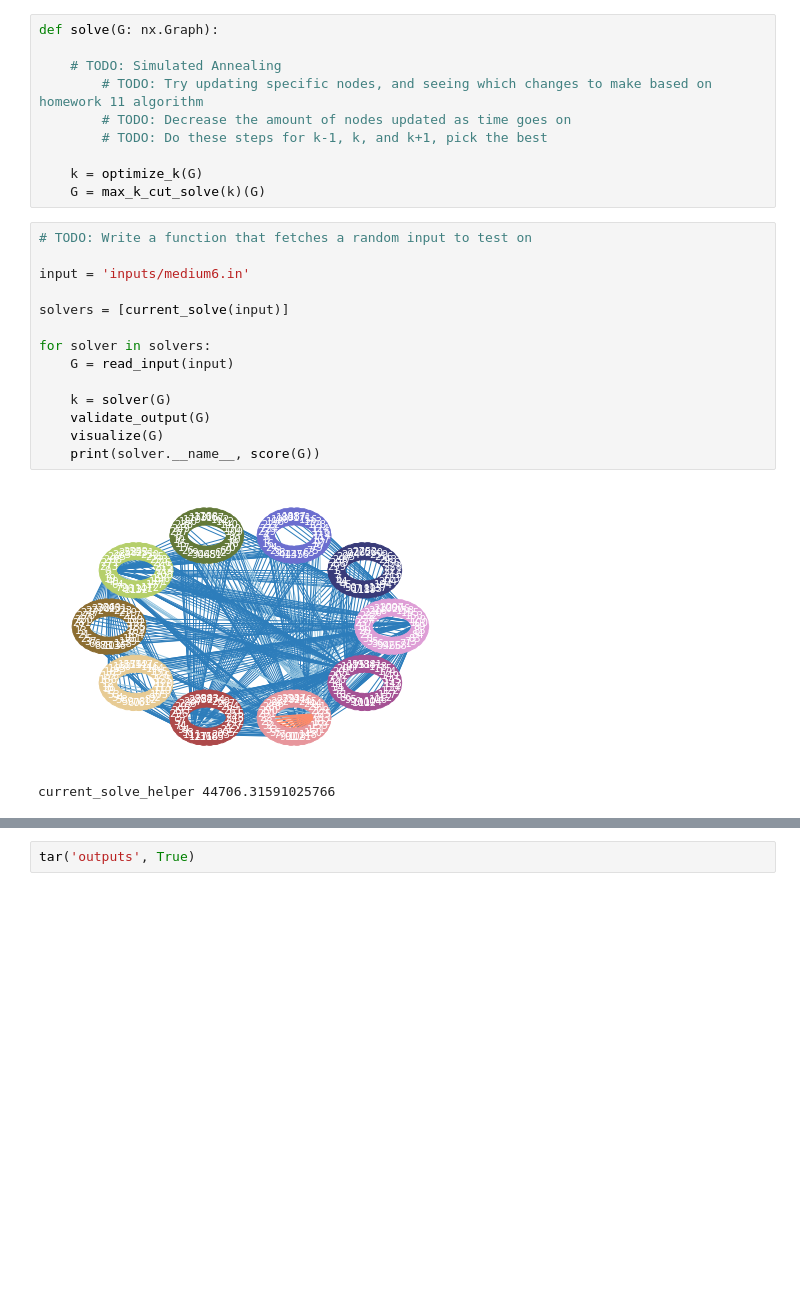
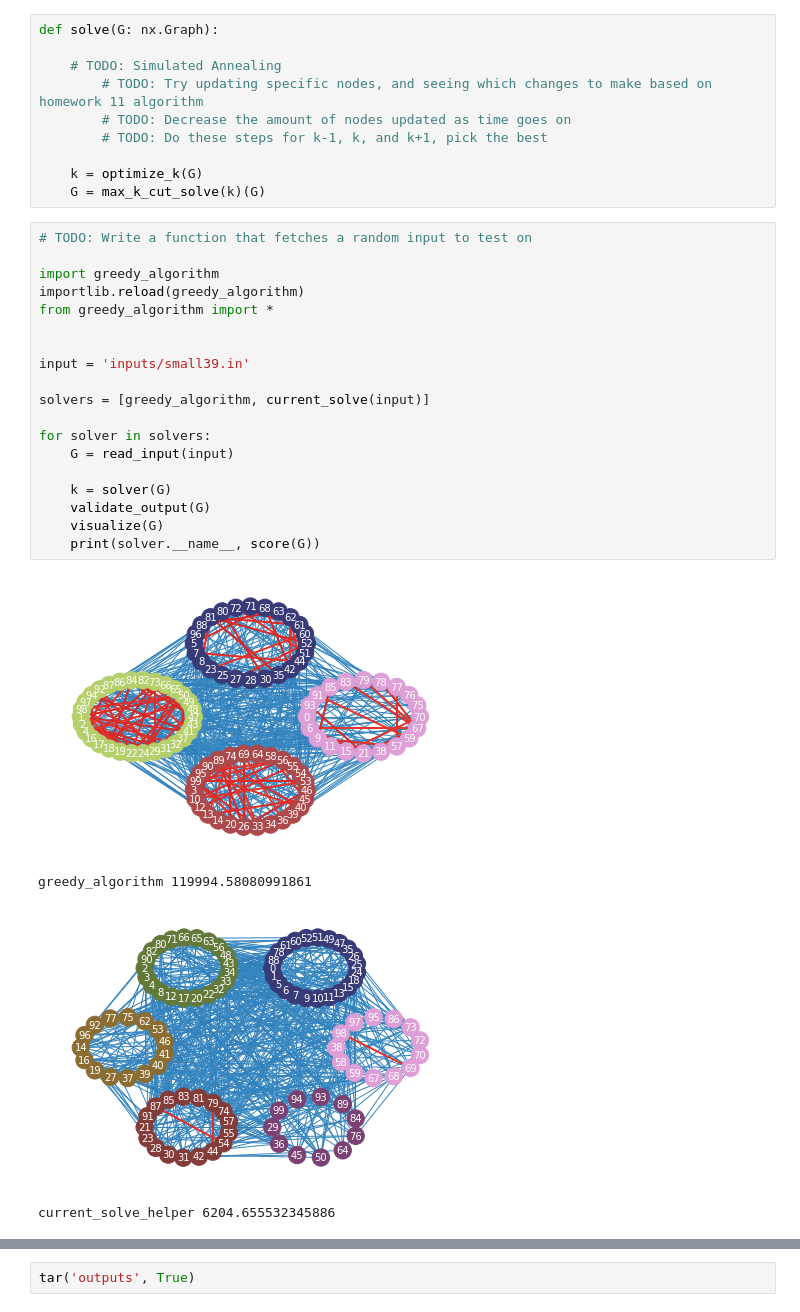
Before and after one commit to riensou/CS-170-Project-Fa22, a Jupyter notebook: main.ipynb, the cells around one changed output, grey strips where cells are left out. Drawn from its saved outputs; the diff is of its cells as text; blank space fills up the shorter version.

Commit message:
added a true greedy algorithm

```diff
--- a/main.ipynb
+++ b/main.ipynb
@@ -117,17 +99,24 @@ def solve(G: nx.Graph):
 # %%
 # TODO: Write a function that fetches a random input to test on
 
-input = 'inputs/medium6.in'
+import greedy_algorithm
+importlib.reload(greedy_algorithm)
+from greedy_algorithm import *
 
-solvers = [current_solve(input)]
+
+input = 'inputs/small39.in'
+
+solvers = [greedy_algorithm, current_solve(input)]
 
 for solver in solvers:
     G = read_input(input)
 
     k = solver(G)
     validate_output(G)
     visualize(G)
     print(solver.__name__, score(G))
 # %% [output]
-[figure, old version]
+[figure, new version]
-current_solve_helper 44706.31591025766
+greedy_algorithm 119994.58080991861
+[figure, added]
+current_solve_helper 6204.655532345886
```
Also changed, not shown: parts of 8 cells of this notebook, 10 other files.
